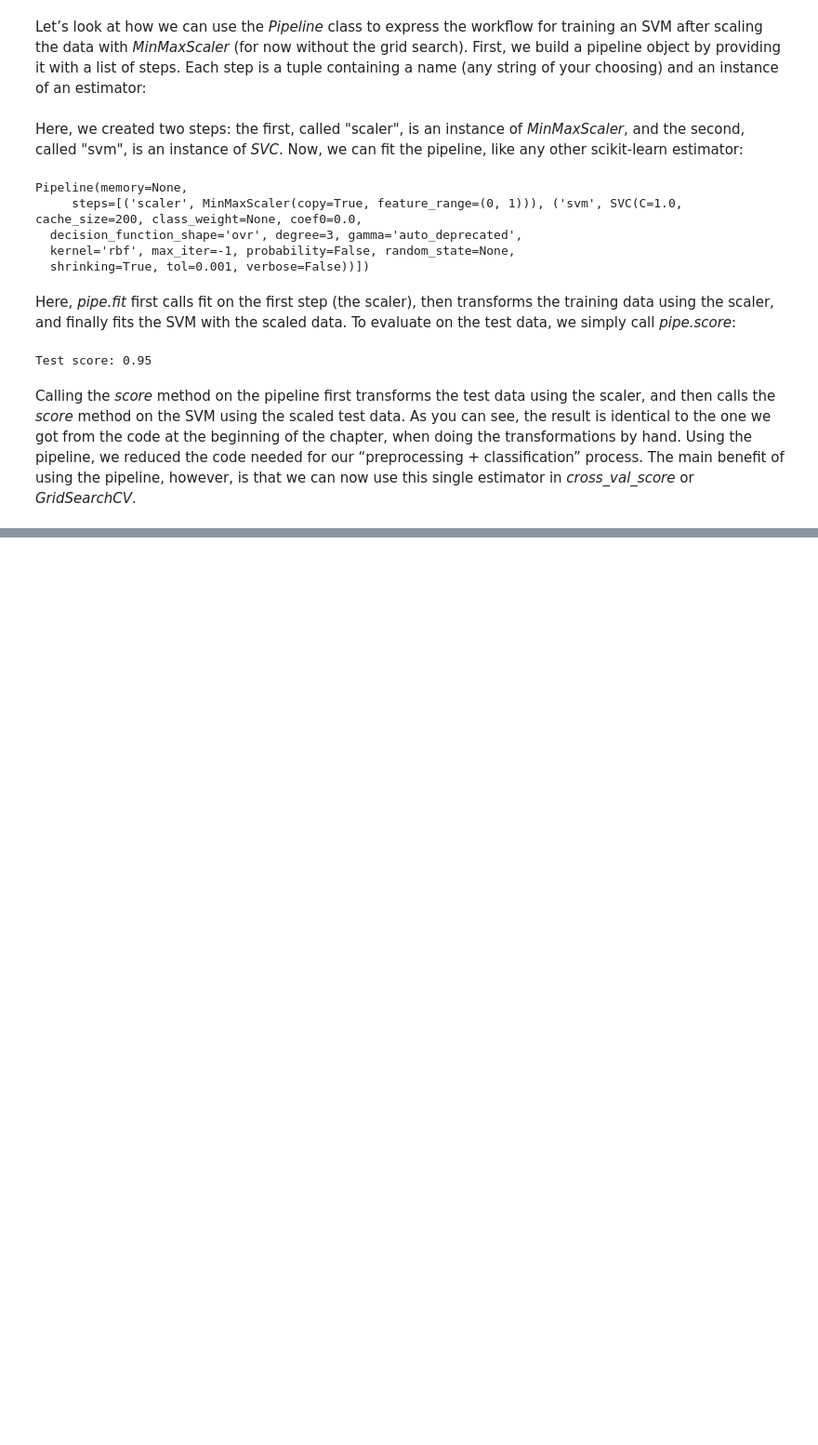
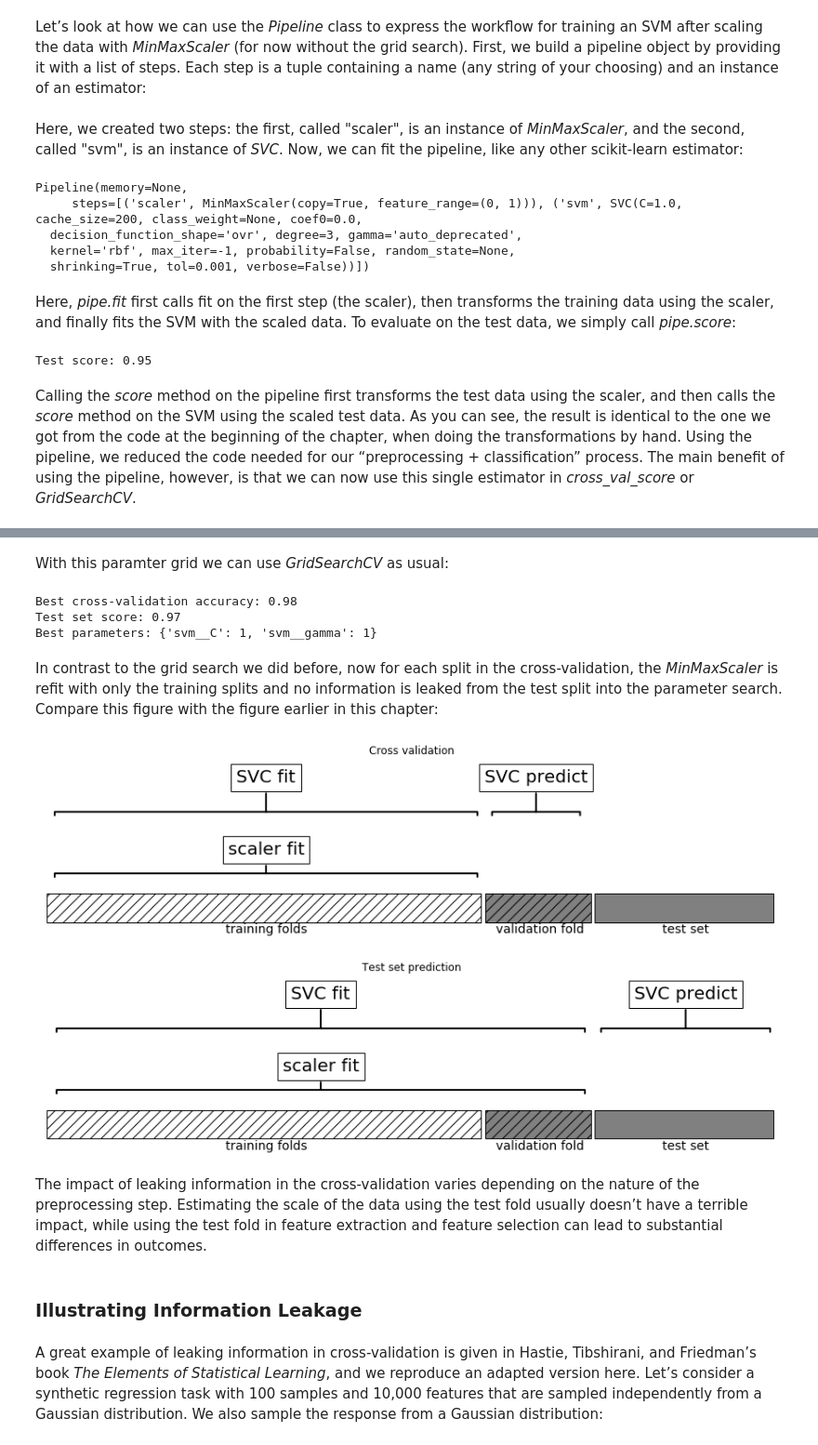
Before and after one commit to carlhinderer/python-ml-intro, a Jupyter notebook: notebooks/06_chains_and_pipelines/a_algorithm_chains_and_pipelines.ipynb, the cells around one changed output, grey strips where cells are left out. Shown at 93% size. Cells and saved outputs as stored; diff of their text form; code cells hidden in the pictures; blank space fills up the shorter version.

Commit message:
Added example of using pipelines in grid searches.

```diff
--- a/notebooks/06_chains_and_pipelines/a_algorithm_chains_and_pipelines.ipynb
+++ b/notebooks/06_chains_and_pipelines/a_algorithm_chains_and_pipelines.ipynb
@@ -111,0 +123,25 @@ Calling the *score* method on the pipeline first transforms the test data using
+# %% [markdown]
+With this paramter grid we can use *GridSearchCV* as usual:
+# %%
+grid = GridSearchCV(pipe, param_grid=param_grid, cv=5)
+grid.fit(X_train, y_train)
+
+print("Best cross-validation accuracy: {:.2f}".format(grid.best_score_))
+print("Test set score: {:.2f}".format(grid.score(X_test, y_test)))
+print("Best parameters: {}".format(grid.best_params_))
+# %% [output]
+Best cross-validation accuracy: 0.98
+Test set score: 0.97
+Best parameters: {'svm__C': 1, 'svm__gamma': 1}
+# %% [markdown]
+In contrast to the grid search we did before, now for each split in the cross-validation, the *MinMaxScaler* is refit with only the training splits and no information is leaked from the test split into the parameter search. Compare this figure with the figure earlier in this chapter:
+# %%
+mglearn.plots.plot_proper_processing()
+# %% [output]
+[figure, added]
+# %% [markdown]
+The impact of leaking information in the cross-validation varies depending on the nature of the preprocessing step. Estimating the scale of the data using the test fold usually doesn’t have a terrible impact, while using the test fold in feature extraction and feature selection can lead to substantial differences in outcomes.
+# %% [markdown]
+### Illustrating Information Leakage
+# %% [markdown]
+A great example of leaking information in cross-validation is given in Hastie, Tibshirani, and Friedman’s book *The Elements of Statistical Learning*, and we reproduce an adapted version here. Let’s consider a synthetic regression task with 100 samples and 10,000 features that are sampled independently from a Gaussian distribution. We also sample the response from a Gaussian distribution:
```
Also changed, not shown: parts of 3 cells of this notebook.
